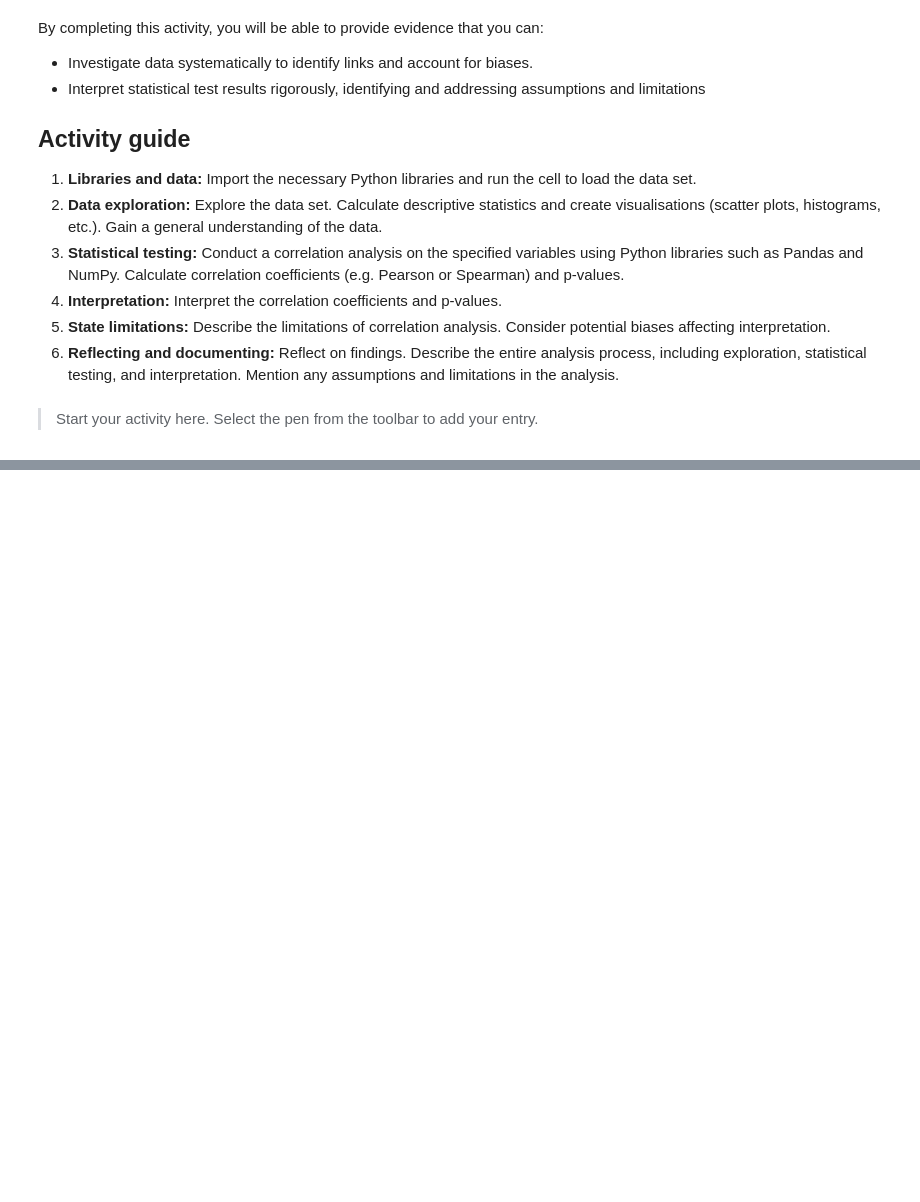
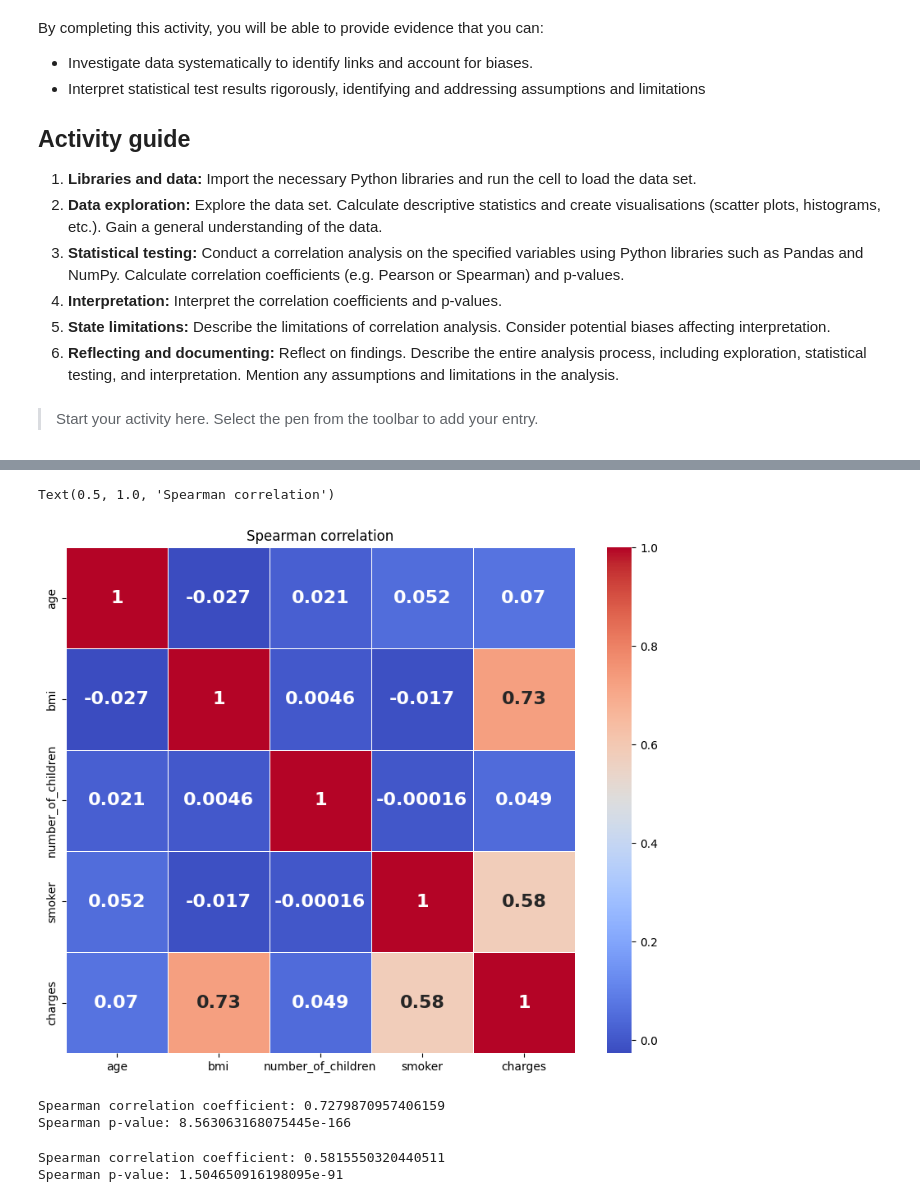
Before and after one commit to sheldonkemper/portfolio, a Jupyter notebook: CAM_DS_C101_Activity_2_2_3.ipynb, the cells around one changed output, grey strips where cells are left out. Cells and saved outputs as stored; diff of their text form; code cells hidden in the pictures; blank space fills up the shorter version.

```diff
--- a/CAM_DS_C101_Activity_2_2_3.ipynb
+++ b/CAM_DS_C101_Activity_2_2_3.ipynb
@@ -73,0 +202,43 @@ Write a brief paragraph highlighting your process and the rationale to showcase
+# %%
+# Visualise using a correlation matrix heatmap.
+plt.figure(figsize=(10, 8))
+corr_matrix_spearman = data.corr(method='spearman')
+
+sns.heatmap(corr_matrix_spearman,
+            annot=True,
+            cmap='coolwarm',
+            linewidths=0.5,
+            annot_kws={"fontsize": 16, "fontweight": "bold"})
+
+plt.title('Spearman correlation')
+# %% [output]
+Text(0.5, 1.0, 'Spearman correlation')
+[figure, added]
+# %%
+# Import the required library.
+from scipy.stats import spearmanr
+
+# Calculate the Spearman correlation.
+spearman_corr, spearman_p_value = spearmanr(data['charges'],
+                                            data['bmi'])
+
+# View the output.
+print("\nSpearman correlation coefficient:", spearman_corr)
+print("Spearman p-value:", spearman_p_value)
+# %% [output]
+Spearman correlation coefficient: 0.7279870957406159
+Spearman p-value: 8.563063168075445e-166
+# %%
+# Import the required library.
+from scipy.stats import spearmanr
+
+# Calculate the Spearman correlation.
+spearman_corr, spearman_p_value = spearmanr(data['charges'],
+                                            data['smoker'])
+
+# View the output.
+print("\nSpearman correlation coefficient:", spearman_corr)
+print("Spearman p-value:", spearman_p_value)
+# %% [output]
+Spearman correlation coefficient: 0.5815550320440511
+Spearman p-value: 1.504650916198095e-91
```
Also changed, not shown: parts of 12 cells of this notebook.
